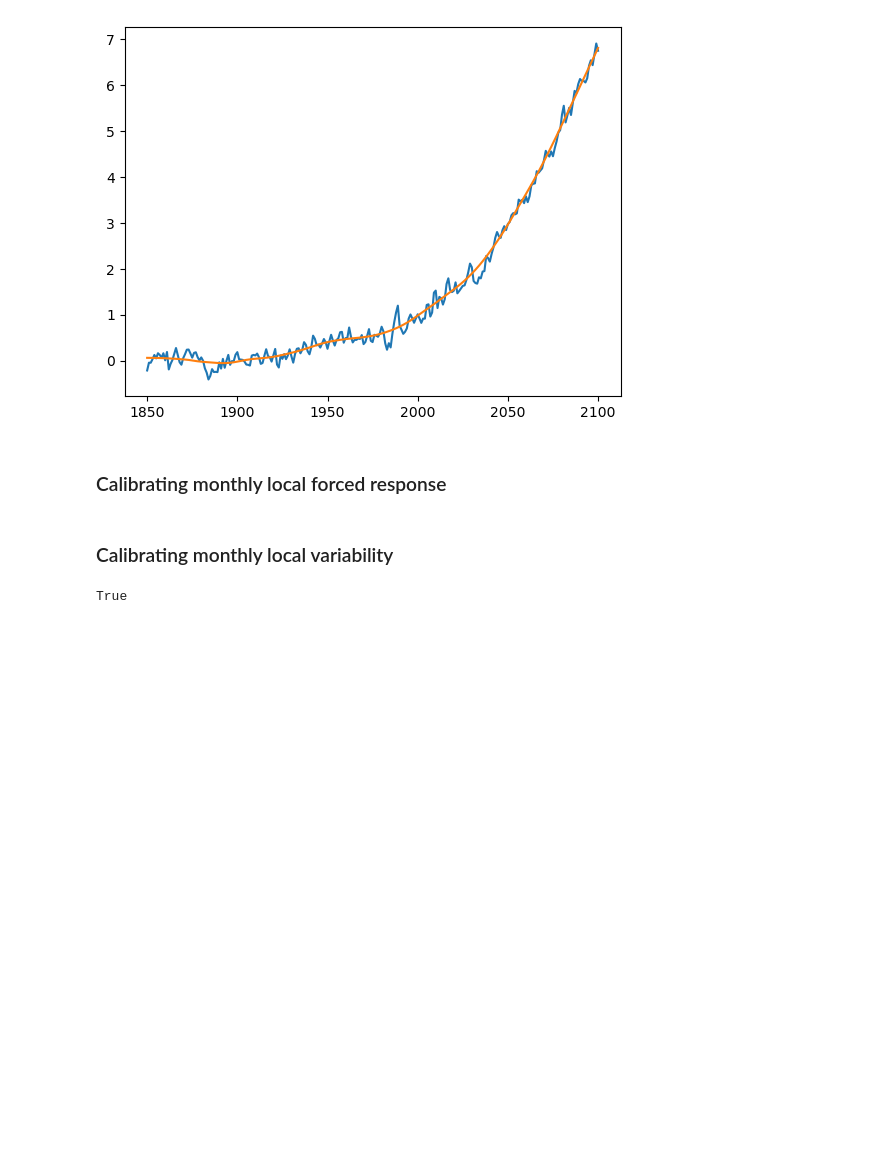
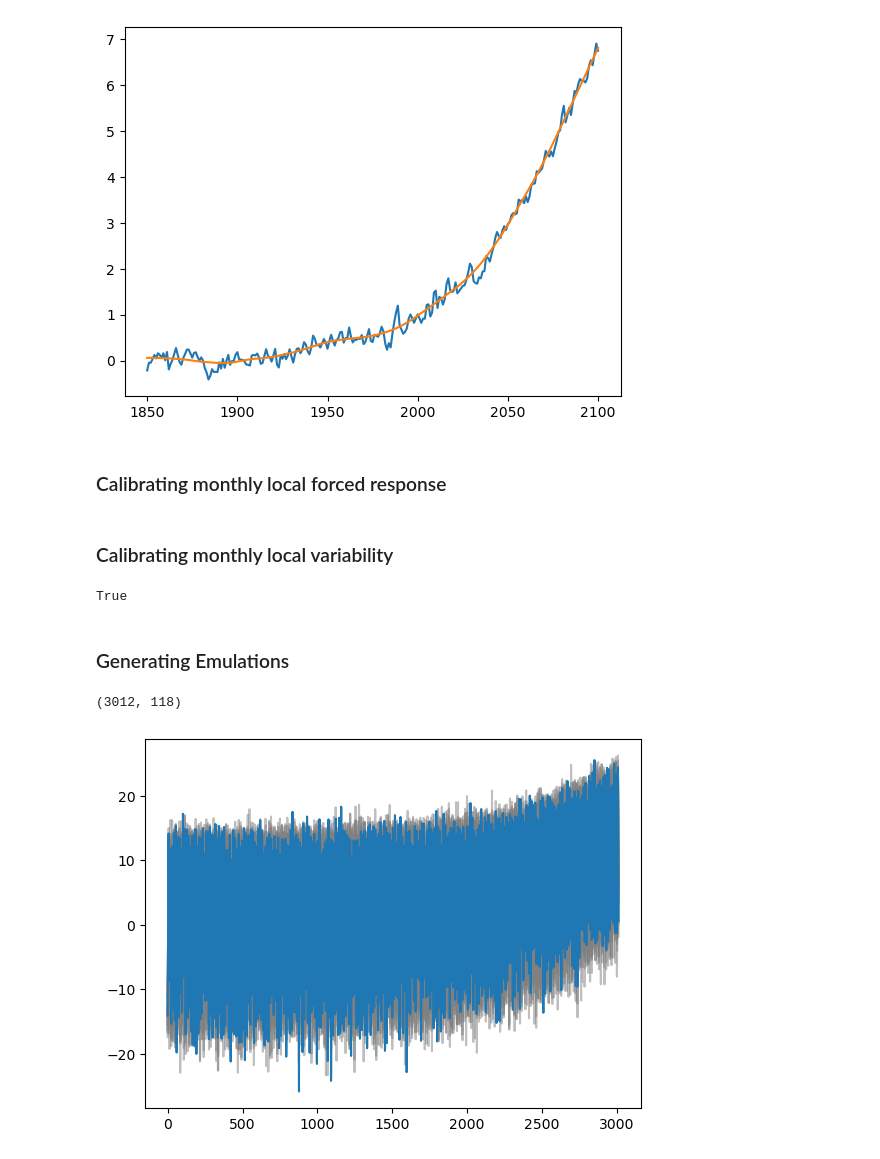
Before and after one commit to MESMER-group/mesmer, a Jupyter notebook: examples/example_mesmer_mtp.ipynb, the cells around one changed output. Saved outputs shown, nothing was run; the diff lists cells and outputs as text; code cells hidden in the pictures; blank space fills up the shorter version.

Commit message:
Integrating MESMER-M-TP part-1 (temperature integration): Added generation process for emulations

```diff
--- a/examples/example_mesmer_mtp.ipynb
+++ b/examples/example_mesmer_mtp.ipynb
@@ -274,14 +272,14 @@ tas_mon_stacked_fits = xr.merge(
 ### Calibrating monthly local variability
 # %%
 # PCA transform
-params = mesmer.stats.fit_principal_components(tas_mon_stacked_fits, n_components=118)
+pca_params = mesmer.stats.fit_principal_components(tas_mon_stacked_residuals, n_components=118)
 tas_mon_stacked_residuals_pca = mesmer.stats.transform_principal_components(
-    tas_mon_stacked_fits, params=params
+    tas_mon_stacked_residuals, params=pca_params
 )
 original = mesmer.stats.inverse_transform_principal_components(
-    tas_mon_stacked_residuals_pca, params=params
+    tas_mon_stacked_residuals_pca, params=pca_params
 )
-np.allclose(tas_mon_stacked_fits, original)
+np.allclose(tas_mon_stacked_residuals, original)
 # %% [output]
 True
 # %%
@@ -315,0 +320,42 @@ covs_adj = [
+# %% [markdown]
+### Generating Emulations
+# %%
+NR_EMUS = 10
+BUFFER = 20
+SEED = 234361146192407661971285321853135632294
+m_time = tas_stacked_mon.time
+N_TS = len(m_time)
+# %%
+np.shape(tas_mon_stacked_residuals_pca)
+# %% [output]
+(3012, 118)
+# %%
+# generate variability around 0 with AR(1) model
+local_variability_emus_transformed = mesmer.stats.draw_auto_regression_monthly(
+    AR1_fit,
+    covariance['covariance'],
+    time=m_time,
+    n_realisations=NR_EMUS,
+    seed=SEED,
+    buffer=BUFFER,
+)
+
+# invert the power transformation
+local_variability_emus_pca = mesmer.stats.inverse_yeo_johnson_transform(
+    tas_y_data, local_variability_emus_transformed, pt_coefficients
+)
+
+local_variability_emus = xr.concat([mesmer.stats.inverse_transform_principal_components(local_variability_emus_pca.inverted.isel(realisation = i_emu).T,
+                                                                             params = pca_params) for i_emu in range(NR_EMUS)],
+                                   dim = local_variability_emus_pca.realisation
+)
+
+# add the local variability to the monthly harmonic
+full_emulations = tas_mon_stacked_fits + local_variability_emus
+# %%
+plt.figure()
+plt.plot(full_emulations.sel(gridcell = 103).values, color = 'grey', alpha = .5)
+plt.plot(tas_stacked_mon['tas'].sel(gridcell=103).values)
+plt.show()
+# %% [output]
+[figure, added]
```
Also changed, not shown: parts of 2 cells of this notebook.
